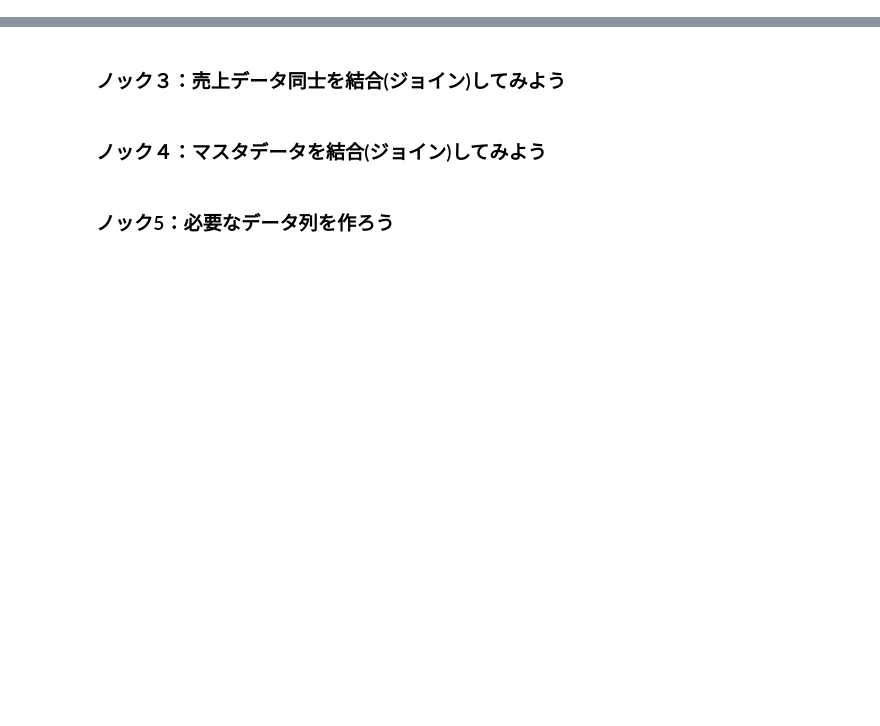
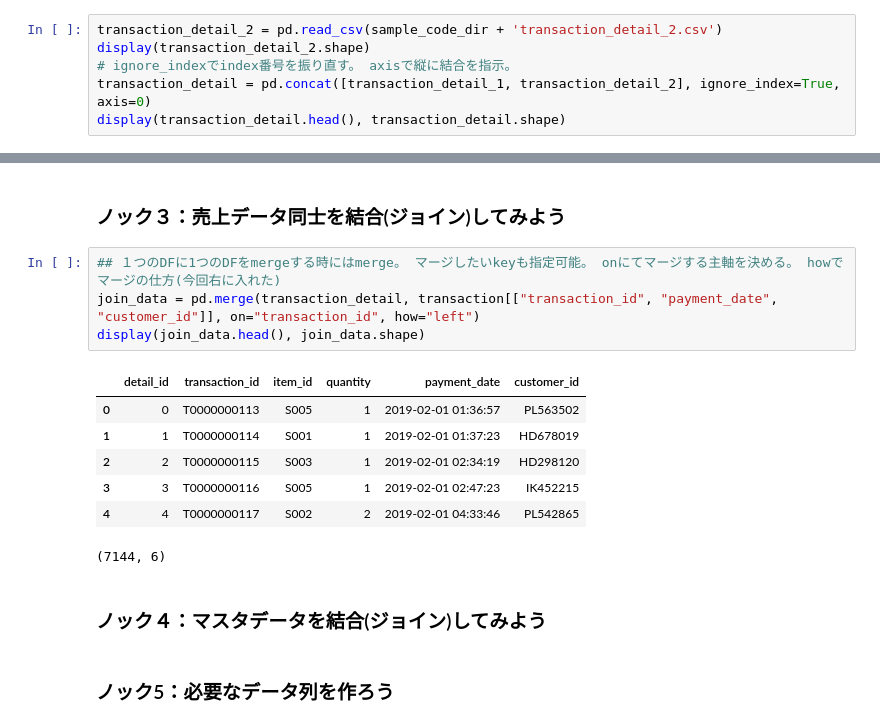
Before and after one commit to Hirochon/data-100nock, a Jupyter notebook: practice_code/chapter_1/1章_ウェブからの注文数を分析する１０本ノック.ipynb, the cells around one changed output, grey strips where cells are left out. Saved outputs shown, nothing was run; the diff lists cells and outputs as text; blank space fills up the shorter version.

Commit message:
[add] ノック3:売上データ同士を結合(ジョイン)してみた。mergeの解説も追加

```diff
--- a/practice_code/chapter_1/1章_ウェブからの注文数を分析する１０本ノック.ipynb
+++ b/practice_code/chapter_1/1章_ウェブからの注文数を分析する１０本ノック.ipynb
@@ -105,3 +105,9 @@ display(transaction_zikken.head(), transaction_zikken.shape)
 | 3 | T0000000116 | 210000 | 2019-02-01 02:47:23 | IK452215 | T0000005116 | 50000.0 | 2019-06-15 08:40:55 | ... |
 | 4 | T0000000117 | 170000 | 2019-02-01 04:33:46 | PL542865 | T0000005117 | 120000.0 | 2019-06-15 08:44:23 | ... |
 (5000, 8)
+# %%
+transaction_detail_2 = pd.read_csv(sample_code_dir + 'transaction_detail_2.csv')
+display(transaction_detail_2.shape)
+# ignore_indexでindex番号を振り直す。 axisで縦に結合を指示。
+transaction_detail = pd.concat([transaction_detail_1, transaction_detail_2], ignore_index=True, axis=0)
+display(transaction_detail.head(), transaction_detail.shape)
@@ -108,5 +123,17 @@ display(transaction_zikken.head(), transaction_zikken.shape)
 # %% [markdown]
 ### ノック３：売上データ同士を結合(ジョイン)してみよう
+# %%
+## １つのDFに1つのDFをmergeする時にはmerge。 マージしたいkeyも指定可能。 onにてマージする主軸を決める。 howでマージの仕方(今回右に入れた)
+join_data = pd.merge(transaction_detail, transaction[["transaction_id", "payment_date", "customer_id"]], on="transaction_id", how="left")
+display(join_data.head(), join_data.shape)
+# %% [output]
+|  | detail_id | transaction_id | item_id | quantity | payment_date | customer_id |
+| 0 | 0 | T0000000113 | S005 | 1 | 2019-02-01 01:36:57 | PL563502 |
+| 1 | 1 | T0000000114 | S001 | 1 | 2019-02-01 01:37:23 | HD678019 |
+| 2 | 2 | T0000000115 | S003 | 1 | 2019-02-01 02:34:19 | HD298120 |
+| 3 | 3 | T0000000116 | S005 | 1 | 2019-02-01 02:47:23 | IK452215 |
+| 4 | 4 | T0000000117 | S002 | 2 | 2019-02-01 04:33:46 | PL542865 |
+(7144, 6)
 # %% [markdown]
 ### ノック４：マスタデータを結合(ジョイン)してみよう
 # %% [markdown]
```
Also changed, not shown: parts of 1 cell of this notebook, 1 other file.
